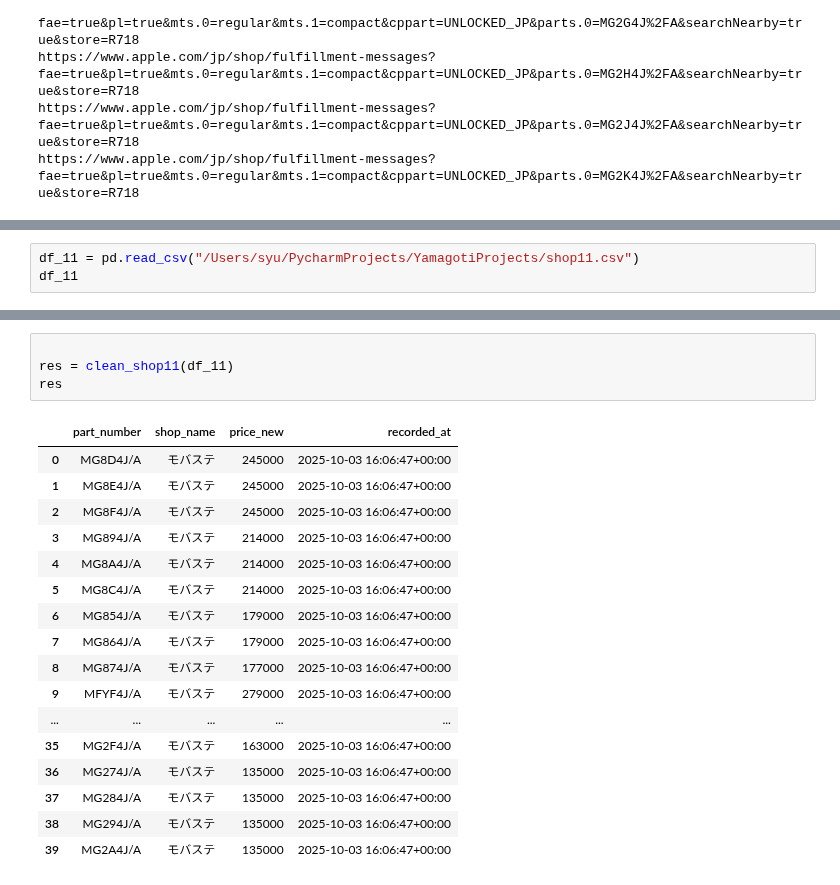
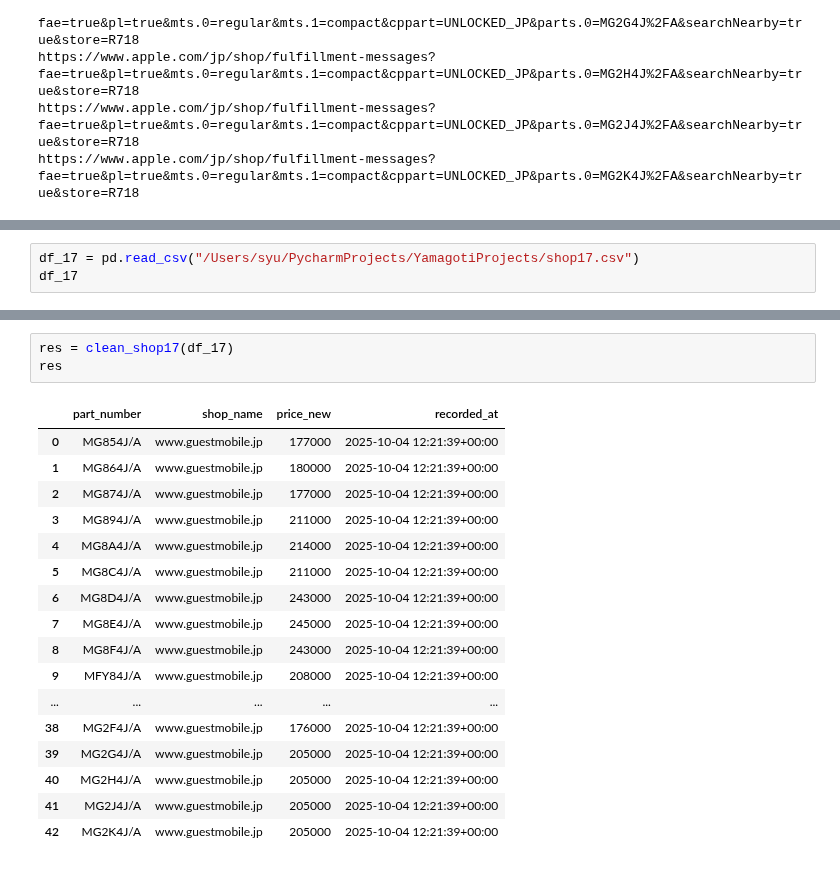
Before and after one commit to zhujiansamuel/YamagotiProjects, a Jupyter notebook: 代码验证.ipynb, the cells around one changed output, grey strips where cells are left out. Cells and saved outputs as stored; diff of their text form.

```diff
--- a/代码验证.ipynb
+++ b/代码验证.ipynb
@@ -1315,4 +2753,4 @@ def clean_shop11(df: pd.DataFrame) -> pd.DataFrame:
 # %%
-df_11 = pd.read_csv("/Users/syu/PycharmProjects/YamagotiProjects/shop11.csv")
-df_11
+df_17 = pd.read_csv("/Users/syu/PycharmProjects/YamagotiProjects/shop17.csv")
+df_17
 # %% [output]
@@ -1336,22 +2770,21 @@ df_11
 # %%
-
-res = clean_shop11(df_11)
+res = clean_shop17(df_17)
 res
 # %% [output]
 |  | part_number | shop_name | price_new | recorded_at |
-| 0 | MG8D4J/A | モバステ | 245000 | 2025-10-03 16:06:47+00:00 |
-| 1 | MG8E4J/A | モバステ | 245000 | 2025-10-03 16:06:47+00:00 |
-| 2 | MG8F4J/A | モバステ | 245000 | 2025-10-03 16:06:47+00:00 |
-| 3 | MG894J/A | モバステ | 214000 | 2025-10-03 16:06:47+00:00 |
-| 4 | MG8A4J/A | モバステ | 214000 | 2025-10-03 16:06:47+00:00 |
-| 5 | MG8C4J/A | モバステ | 214000 | 2025-10-03 16:06:47+00:00 |
-| 6 | MG854J/A | モバステ | 179000 | 2025-10-03 16:06:47+00:00 |
-| 7 | MG864J/A | モバステ | 179000 | 2025-10-03 16:06:47+00:00 |
-| 8 | MG874J/A | モバステ | 177000 | 2025-10-03 16:06:47+00:00 |
-| 9 | MFYF4J/A | モバステ | 279000 | 2025-10-03 16:06:47+00:00 |
+| 0 | MG854J/A | www.guestmobile.jp | 177000 | 2025-10-04 12:21:39+00:00 |
+| 1 | MG864J/A | www.guestmobile.jp | 180000 | 2025-10-04 12:21:39+00:00 |
+| 2 | MG874J/A | www.guestmobile.jp | 177000 | 2025-10-04 12:21:39+00:00 |
+| 3 | MG894J/A | www.guestmobile.jp | 211000 | 2025-10-04 12:21:39+00:00 |
+| 4 | MG8A4J/A | www.guestmobile.jp | 214000 | 2025-10-04 12:21:39+00:00 |
+| 5 | MG8C4J/A | www.guestmobile.jp | 211000 | 2025-10-04 12:21:39+00:00 |
+| 6 | MG8D4J/A | www.guestmobile.jp | 243000 | 2025-10-04 12:21:39+00:00 |
+| 7 | MG8E4J/A | www.guestmobile.jp | 245000 | 2025-10-04 12:21:39+00:00 |
+| 8 | MG8F4J/A | www.guestmobile.jp | 243000 | 2025-10-04 12:21:39+00:00 |
+| 9 | MFY84J/A | www.guestmobile.jp | 208000 | 2025-10-04 12:21:39+00:00 |
 | ... | ... | ... | ... | ... |
-| 35 | MG2F4J/A | モバステ | 163000 | 2025-10-03 16:06:47+00:00 |
-| 36 | MG274J/A | モバステ | 135000 | 2025-10-03 16:06:47+00:00 |
-| 37 | MG284J/A | モバステ | 135000 | 2025-10-03 16:06:47+00:00 |
-| 38 | MG294J/A | モバステ | 135000 | 2025-10-03 16:06:47+00:00 |
-| 39 | MG2A4J/A | モバステ | 135000 | 2025-10-03 16:06:47+00:00 |
+| 38 | MG2F4J/A | www.guestmobile.jp | 176000 | 2025-10-04 12:21:39+00:00 |
+| 39 | MG2G4J/A | www.guestmobile.jp | 205000 | 2025-10-04 12:21:39+00:00 |
+| 40 | MG2H4J/A | www.guestmobile.jp | 205000 | 2025-10-04 12:21:39+00:00 |
+| 41 | MG2J4J/A | www.guestmobile.jp | 205000 | 2025-10-04 12:21:39+00:00 |
+| 42 | MG2K4J/A | www.guestmobile.jp | 205000 | 2025-10-04 12:21:39+00:00 |
```
Also changed, not shown: parts of 6 cells of this notebook, 5 other files.
